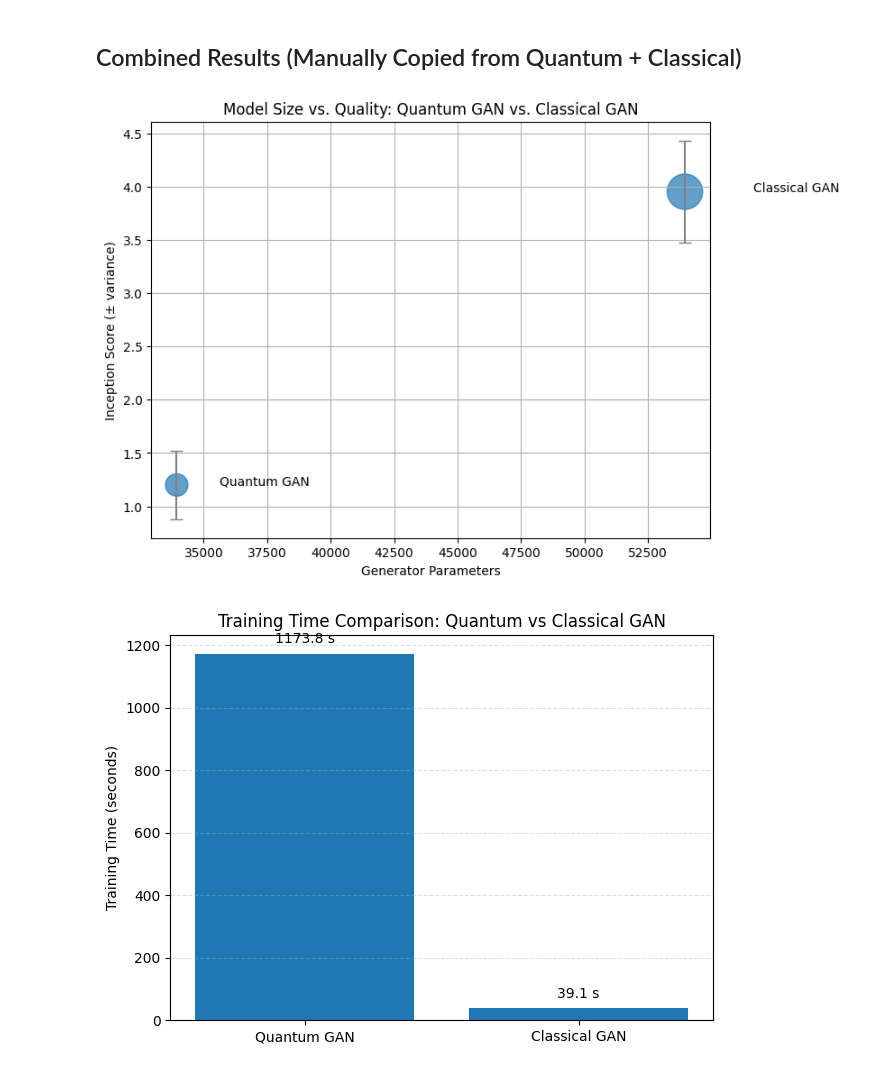
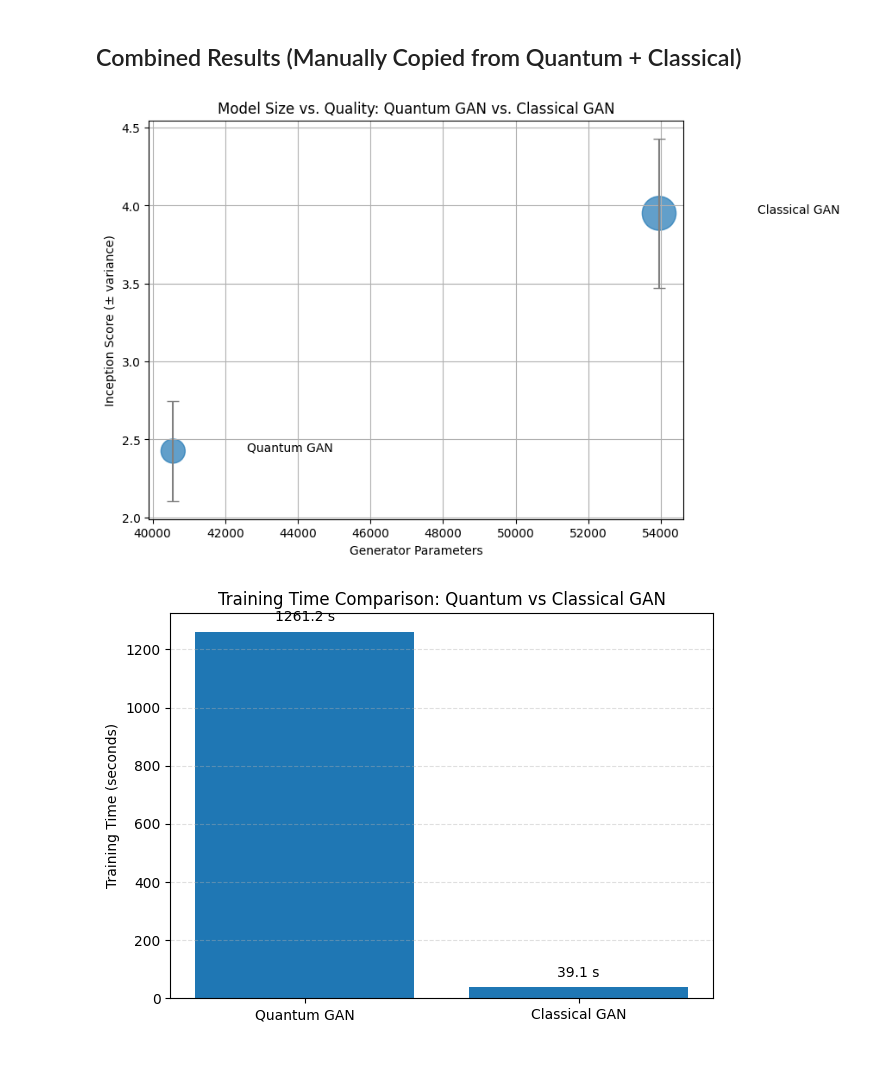
Before and after one commit to DevArtech/csc-4631-final-project, a Jupyter notebook: Quantum GAN.ipynb, the cells around one changed output. Cells and saved outputs as stored; diff of their text form; code cells hidden in the pictures.

```diff
--- a/Quantum GAN.ipynb
+++ b/Quantum GAN.ipynb
@@ -687,48 +800,49 @@ import matplotlib.pyplot as plt
 import numpy as np
 
 labels = ["Quantum GAN", "Classical GAN"]
-gen_params = np.array([33938, 53952])
-disc_params = np.array([19969, 49665])
-judge_is_scores = np.array([1.2001, 3.9505])
+gen_params = np.array([40562, 53952])
+disc_params = np.array([25249, 49665])
+judge_is_scores = np.array([2.4256, 3.9505])
 judge_is_var = np.array([0.32, 0.48])
+
 
 plt.figure(figsize=(8, 6))
 
 # Normalize discriminator params for marker sizes
 marker_sizes = (disc_params / disc_params.max()) * 800
 
 plt.errorbar(
     gen_params,
     judge_is_scores,
     yerr=judge_is_var,
     fmt='o',
     markersize=0,   # size controlled by scatter
     ecolor='gray',
     capsize=5
 )
 
 plt.scatter(
     gen_params,
     judge_is_scores,
     s=marker_sizes,
     alpha=0.7
 )
 
 for i, label in enumerate(labels):
     plt.text(gen_params[i]*1.05, judge_is_scores[i], label)
 
 plt.xlabel("Generator Parameters")
 plt.ylabel("Inception Score (± variance)")
 plt.title("Model Size vs. Quality: Quantum GAN vs. Classical GAN")
 plt.grid(True)
 plt.show()
 # %% [output]
-[figure, old version]
+[figure, new version]
 # %%
 import matplotlib.pyplot as plt
 
 models = ["Quantum GAN", "Classical GAN"]
-training_time_sec = [1173.8, 39.1]
+training_time_sec = [1261.2, 39.1]
 
 plt.figure(figsize=(7, 5))
 
@@ -752,7 +866,7 @@ plt.grid(axis='y', linestyle='--', alpha=0.4)
 
 plt.show()
 # %% [output]
-[figure, old version]
+[figure, new version]
 # %%
 import matplotlib.pyplot as plt
 
```
Also changed, not shown: parts of 12 cells of this notebook, 2 other files.
